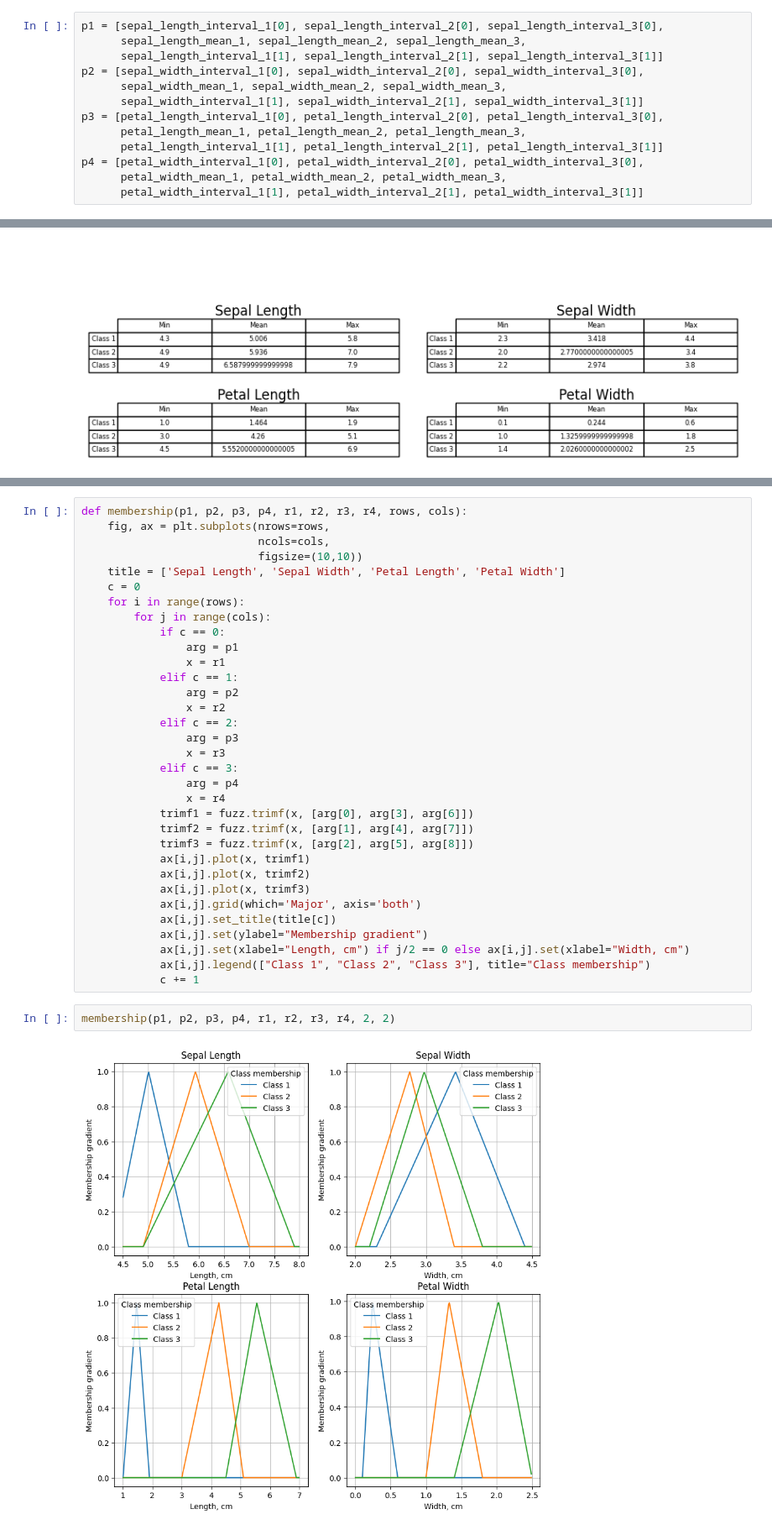
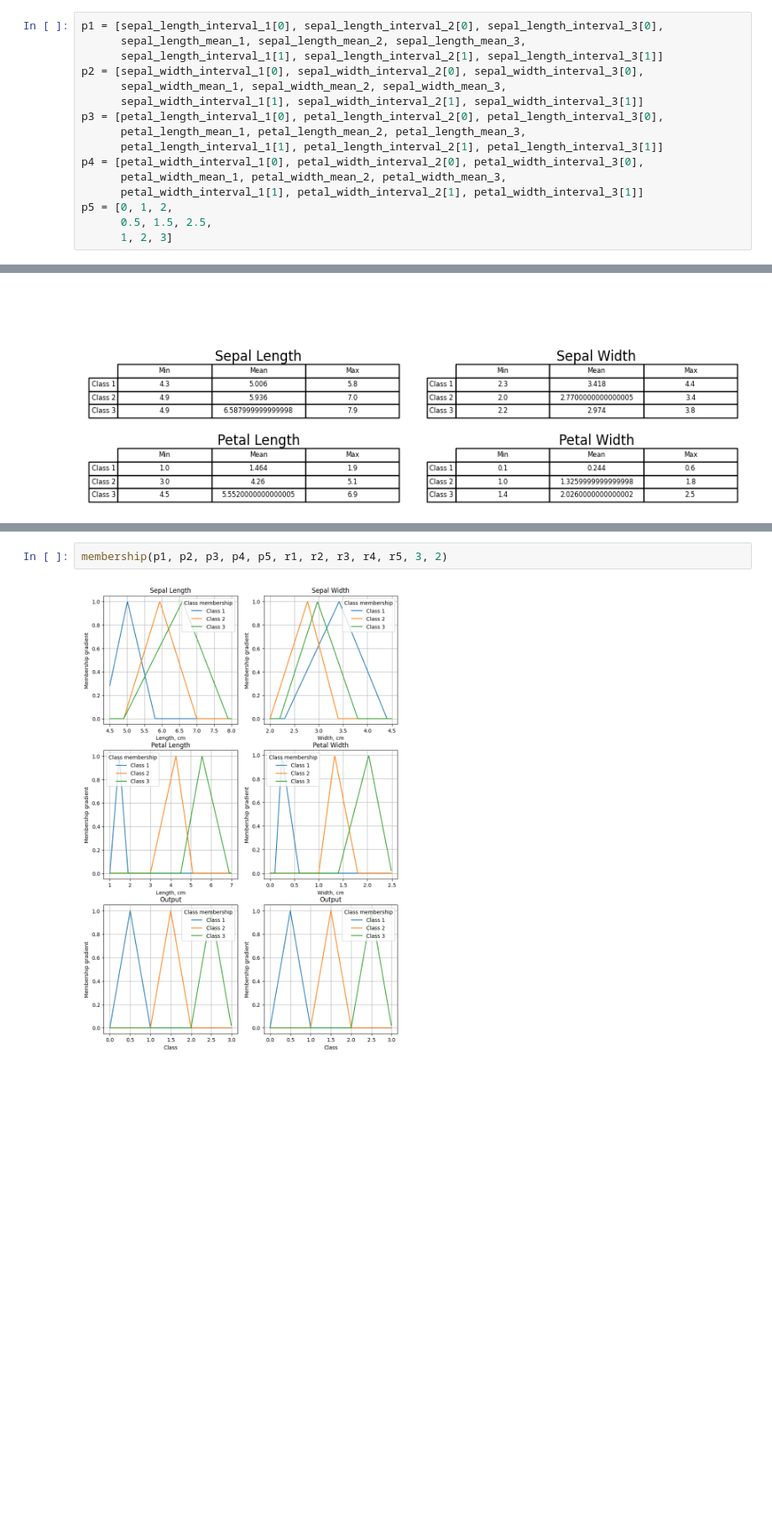
Before and after one commit to KostasEreksonas/Iris_classification, a Jupyter notebook: fuzzy.ipynb, the cells around one changed output, grey strips where cells are left out. Shown at 84% size. Drawn from its saved outputs; the diff is of its cells as text; blank space fills up the shorter version.

```diff
--- a/fuzzy.ipynb
+++ b/fuzzy.ipynb
@@ -99,3 +167,6 @@ p3 = [petal_length_interval_1[0], petal_length_interval_2[0], petal_length_inter
 p4 = [petal_width_interval_1[0], petal_width_interval_2[0], petal_width_interval_3[0],
       petal_width_mean_1, petal_width_mean_2, petal_width_mean_3,
       petal_width_interval_1[1], petal_width_interval_2[1], petal_width_interval_3[1]]
+p5 = [0, 1, 2,
+      0.5, 1.5, 2.5,
+      1, 2, 3]
@@ -141,38 +189,5 @@ r5 = np.arange(0, 3, 0.01)
-# %%
-def membership(p1, p2, p3, p4, r1, r2, r3, r4, rows, cols):
-    fig, ax = plt.subplots(nrows=rows,
-                           ncols=cols,
-                           figsize=(10,10))
-    title = ['Sepal Length', 'Sepal Width', 'Petal Length', 'Petal Width']
-    c = 0
-    for i in range(rows):
-        for j in range(cols):
-            if c == 0:
-                arg = p1
-                x = r1
-            elif c == 1:
-                arg = p2
-                x = r2
-            elif c == 2:
-                arg = p3
-                x = r3
-            elif c == 3:
-                arg = p4
-                x = r4
-            trimf1 = fuzz.trimf(x, [arg[0], arg[3], arg[6]])
-            trimf2 = fuzz.trimf(x, [arg[1], arg[4], arg[7]])
-            trimf3 = fuzz.trimf(x, [arg[2], arg[5], arg[8]])
-            ax[i,j].plot(x, trimf1)
-            ax[i,j].plot(x, trimf2)
-            ax[i,j].plot(x, trimf3)
-            ax[i,j].grid(which='Major', axis='both')
-            ax[i,j].set_title(title[c])
-            ax[i,j].set(ylabel="Membership gradient")
-            ax[i,j].set(xlabel="Length, cm") if j/2 == 0 else ax[i,j].set(xlabel="Width, cm")
-            ax[i,j].legend(["Class 1", "Class 2", "Class 3"], title="Class membership")
-            c += 1
 # %%
-membership(p1, p2, p3, p4, r1, r2, r3, r4, 2, 2)
+membership(p1, p2, p3, p4, p5, r1, r2, r3, r4, r5, 3, 2)
 # %% [output]
-[figure, old version]
+[figure, new version]
 # %%
```
Also changed, not shown: parts of 17 cells of this notebook.
